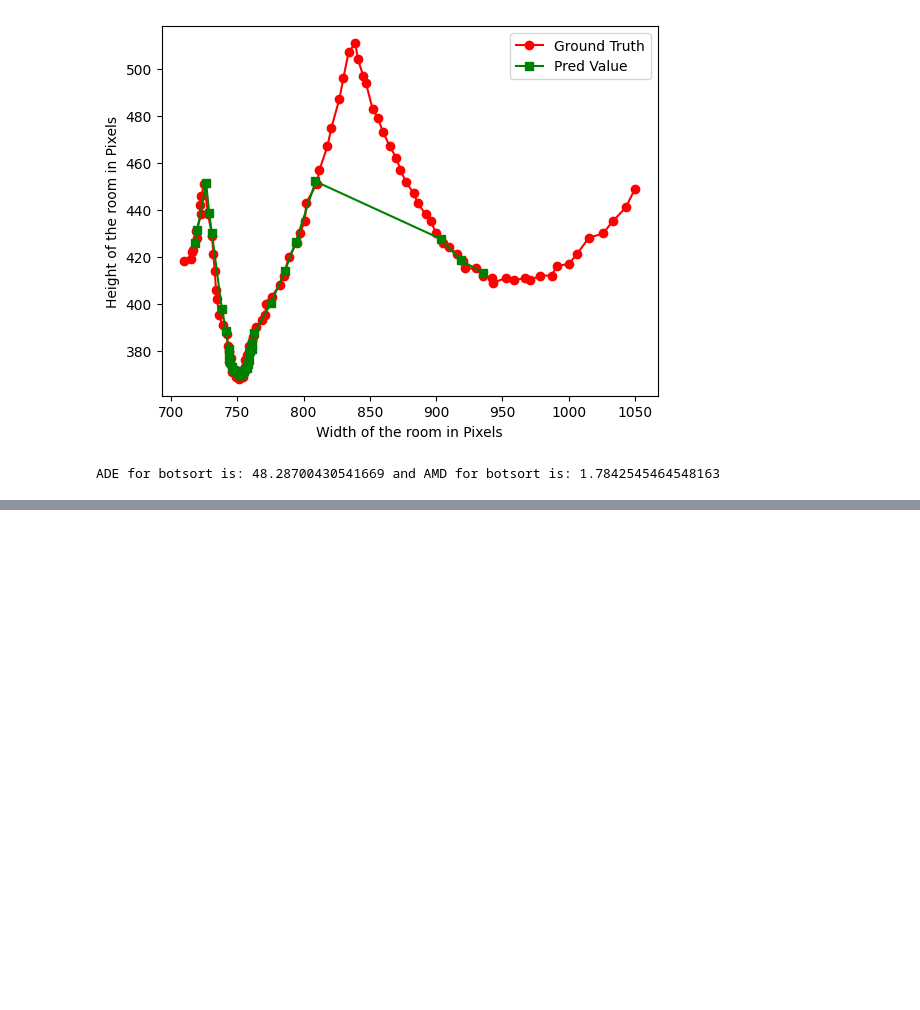
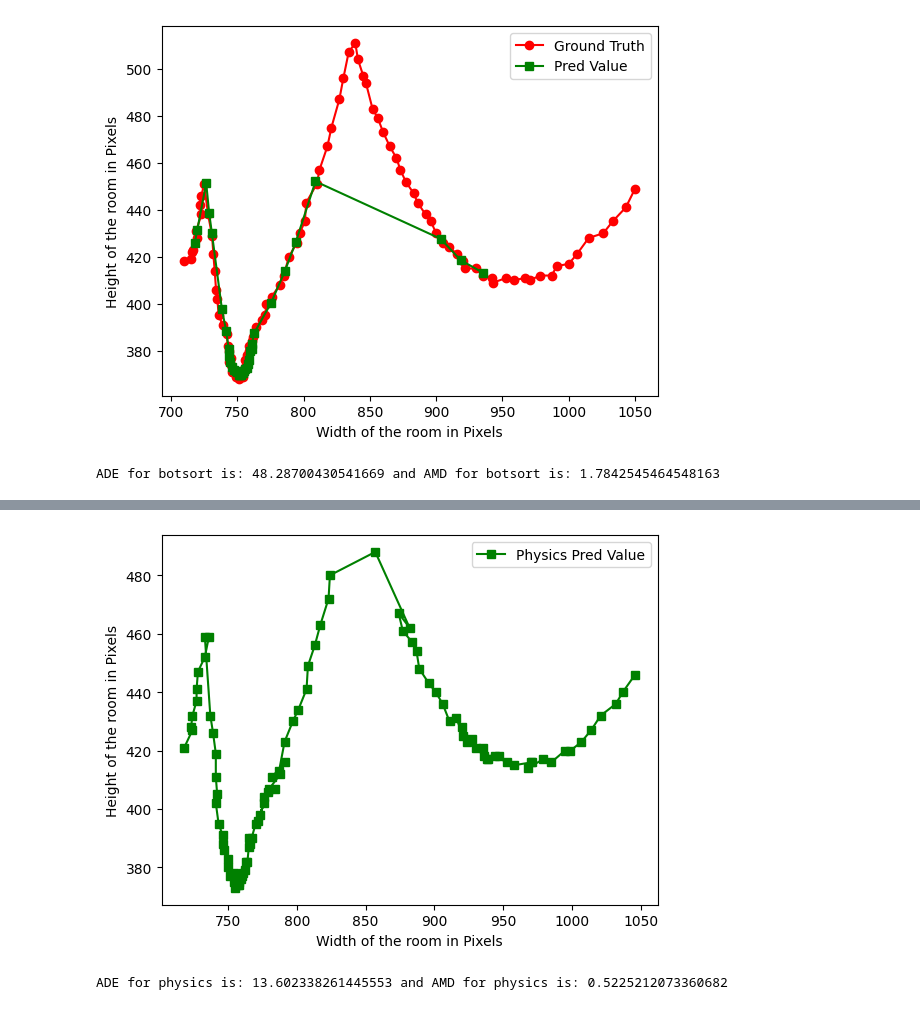
Before and after one commit to Prithviraj97/DisplacementError, a Jupyter notebook: TrackingResults.ipynb, the cells around one changed output, grey strips where cells are left out. Cells and saved outputs as stored; diff of their text form; code cells hidden in the pictures; blank space fills up the shorter version.

```diff
--- a/TrackingResults.ipynb
+++ b/TrackingResults.ipynb
@@ -276,0 +532,3 @@ ADE for botsort is: 48.28700430541669 and AMD for botsort is: 1.7842545464548163
+# %%
+df15 = pd.read_csv('pred_pos2.csv')
+df15
@@ -276,0 +549,13 @@ ADE for botsort is: 48.28700430541669 and AMD for botsort is: 1.7842545464548163
+# %%
+#plot the df15 coordinates
+x15 = df15['x']
+y15 = df15['y']
+from matplotlib import markers
+plt.plot(x15, y15, marker='s', color='green', label='Physics Pred Value')
+# plt.plot(center_x, center_y, marker='o', color='red', label='Ground Truth')
+plt.xlabel('Width of the room in Pixels')
+plt.ylabel('Height of the room in Pixels')
+plt.legend()
+plt.show()
+# %% [output]
+[figure, added]
@@ -276,0 +575,6 @@ ADE for botsort is: 48.28700430541669 and AMD for botsort is: 1.7842545464548163
+# %%
+error24 = avg_displacement_error(predicted_coordinates15, ground_coordinates)
+error25 = avg_mahalanobis_distance(predicted_coordinates15, ground_coordinates)
+print('ADE for physics is:', error24, 'and AMD for physics is:', error25)
+# %% [output]
+ADE for physics is: 13.602338261445553 and AMD for physics is: 0.5225212073360682
```
Also changed, not shown: parts of 34 cells of this notebook, 1 other file.
